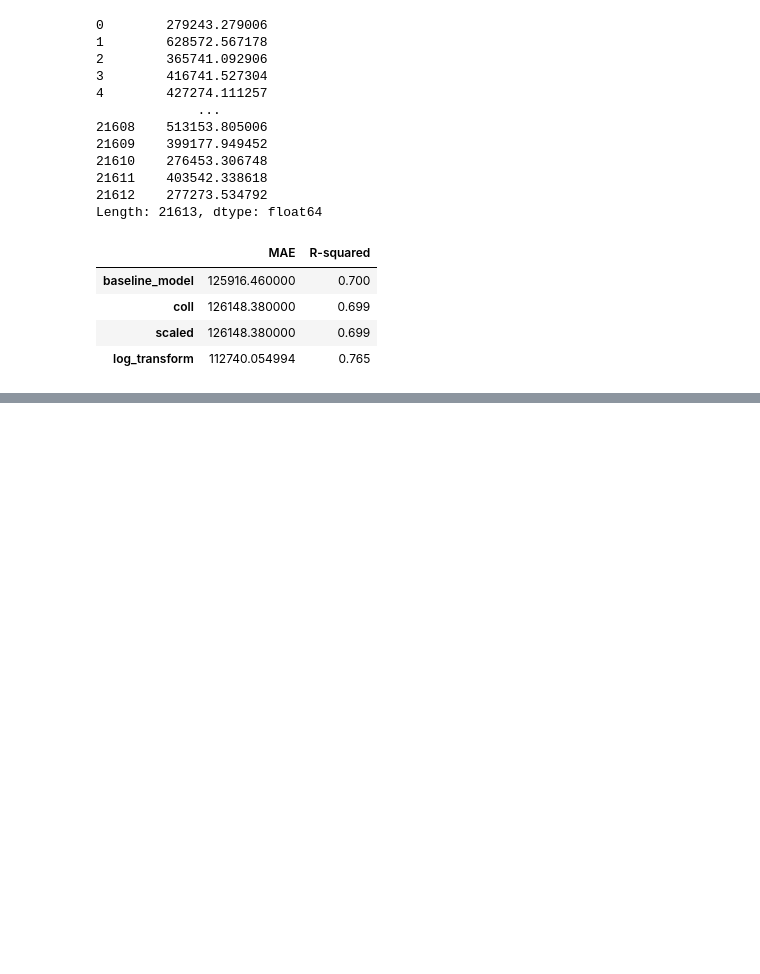
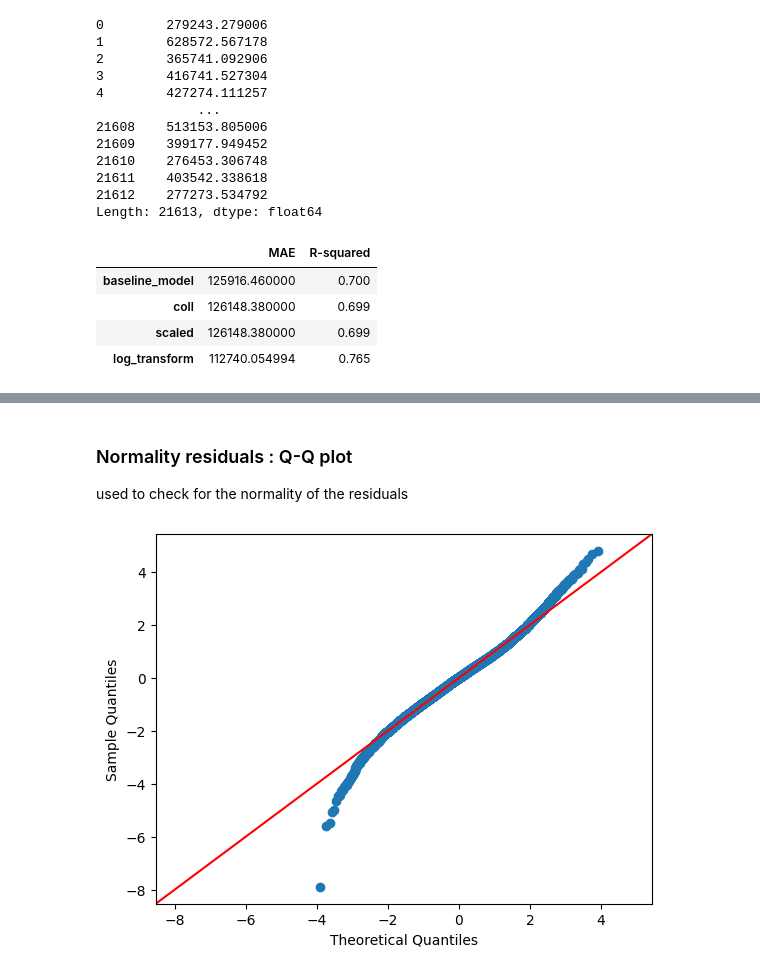
Before and after one commit to rahulakrish/linear_regression, a Jupyter notebook: notebook.ipynb, the cells around one changed output, grey strips where cells are left out. Cells and saved outputs as stored; diff of their text form; code cells hidden in the pictures; blank space fills up the shorter version.

```diff
--- a/notebook.ipynb
+++ b/notebook.ipynb
@@ -650,0 +706,10 @@ scores
+# %% [markdown]
+### Normality residuals : Q-Q plot
+used to check for the normality of the residuals
+# %%
+#normality of the residual
+from scipy import stats
+fig = sm.graphics.qqplot(residuals, dist=stats.norm, line='45', fit=True)
+fig.show()
+# %% [output]
+[figure, added]
```
Also changed, not shown: parts of 17 cells of this notebook.
